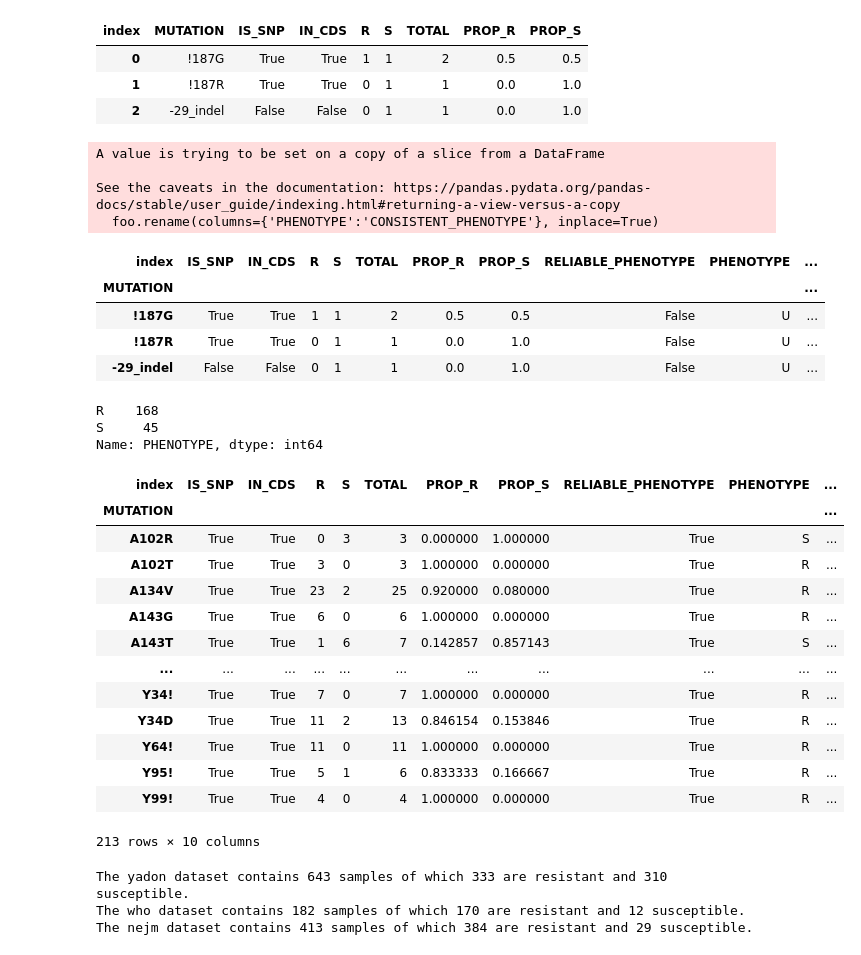
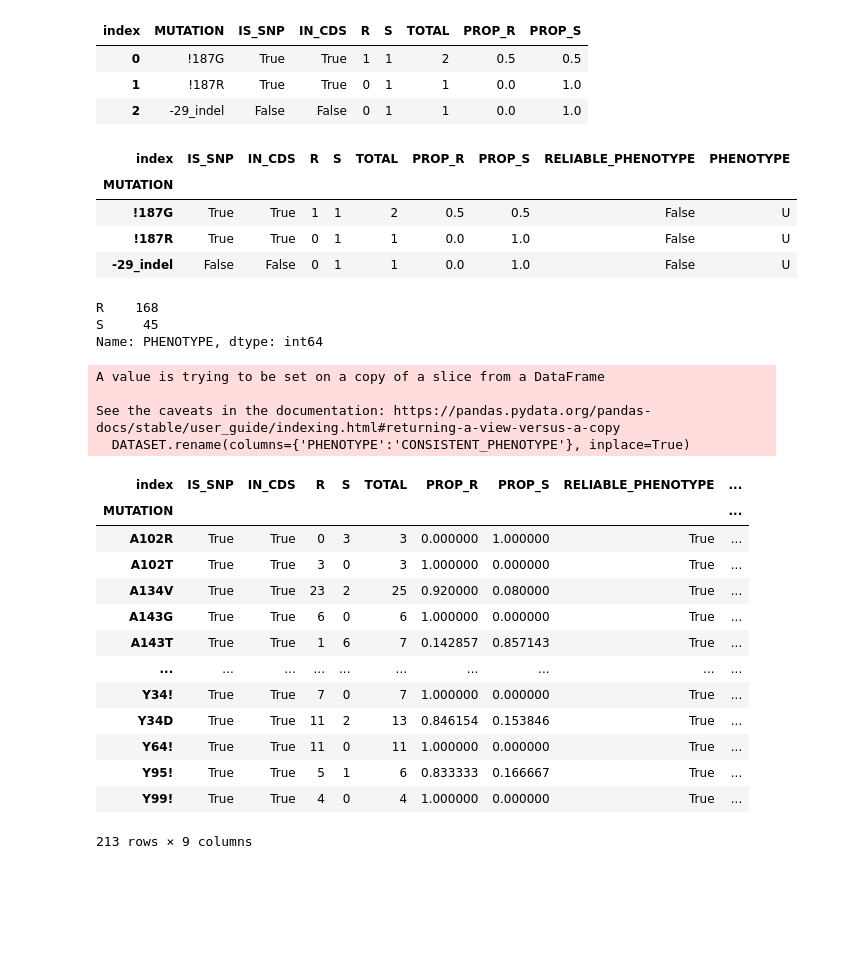
Before and after one commit to fowler-lab/predict-pyrazinamide-resistance, a Jupyter notebook: 1-create-dataset-validation.ipynb, the cells around one changed output. Cells and saved outputs as stored; diff of their text form; code cells hidden in the pictures; blank space fills up the shorter version.

```diff
--- a/1-create-dataset-validation.ipynb
+++ b/1-create-dataset-validation.ipynb
@@ -92,22 +92,14 @@ def valid_for_structure(row):
         return True
 
 CLINCAL_SAMPLES[['RELIABLE_PHENOTYPE', 'PHENOTYPE']]=CLINCAL_SAMPLES.apply(classify,axis=1)
-CLINCAL_SAMPLES['VALID']=CLINCAL_SAMPLES.apply(valid_for_structure,axis=1)
 CLINCAL_SAMPLES.set_index('MUTATION', inplace=True)
-foo = CLINCAL_SAMPLES[CLINCAL_SAMPLES.VALID]
-foo.rename(columns={'PHENOTYPE':'CONSISTENT_PHENOTYPE'}, inplace=True)
-foo.to_csv('data/ds-cs-phen.csv')
 CLINCAL_SAMPLES[:3]
 # %% [output]
-A value is trying to be set on a copy of a slice from a DataFrame
-
-See the caveats in the documentation: https://pandas.pydata.org/pandas-docs/stable/user_guide/indexing.html#returning-a-view-versus-a-copy
-  foo.rename(columns={'PHENOTYPE':'CONSISTENT_PHENOTYPE'}, inplace=True)
-| index | IS_SNP | IN_CDS | R | S | TOTAL | PROP_R | PROP_S | RELIABLE_PHENOTYPE | PHENOTYPE | ... |
-| MUTATION |  |  |  |  |  |  |  |  |  | ... |
-| !187G | True | True | 1 | 1 | 2 | 0.5 | 0.5 | False | U | ... |
-| !187R | True | True | 0 | 1 | 1 | 0.0 | 1.0 | False | U | ... |
-| -29_indel | False | False | 0 | 1 | 1 | 0.0 | 1.0 | False | U | ... |
+| index | IS_SNP | IN_CDS | R | S | TOTAL | PROP_R | PROP_S | RELIABLE_PHENOTYPE | PHENOTYPE |
+| MUTATION |  |  |  |  |  |  |  |  |  |
+| !187G | True | True | 1 | 1 | 2 | 0.5 | 0.5 | False | U |
+| !187R | True | True | 0 | 1 | 1 | 0.0 | 1.0 | False | U |
+| -29_indel | False | False | 0 | 1 | 1 | 0.0 | 1.0 | False | U |
 # %%
 CLINCAL_SAMPLES[(CLINCAL_SAMPLES.RELIABLE_PHENOTYPE) & (CLINCAL_SAMPLES.IS_SNP) & (CLINCAL_SAMPLES.IN_CDS)].PHENOTYPE.value_counts(dropna=False)
 # %% [output]
@@ -115,36 +107,25 @@ R    168
 S     45
 Name: PHENOTYPE, dtype: int64
 # %%
-GOOD_CLINICAL_SAMPLES = CLINCAL_SAMPLES[(CLINCAL_SAMPLES.RELIABLE_PHENOTYPE) & (CLINCAL_SAMPLES.IS_SNP) & (CLINCAL_SAMPLES.IN_CDS)]
-# GOOD_CLINICAL_SAMPLES.rename(columns={'PHENOTYPE': 'clinical_samples_phenotype'}, inplace=True)
-GOOD_CLINICAL_SAMPLES
+DATASET = CLINCAL_SAMPLES[(CLINCAL_SAMPLES.RELIABLE_PHENOTYPE) & (CLINCAL_SAMPLES.IS_SNP) & (CLINCAL_SAMPLES.IN_CDS)]
+DATASET.rename(columns={'PHENOTYPE':'CONSISTENT_PHENOTYPE'}, inplace=True)
+DATASET
 # %% [output]
+A value is trying to be set on a copy of a slice from a DataFrame
+
+See the caveats in the documentation: https://pandas.pydata.org/pandas-docs/stable/user_guide/indexing.html#returning-a-view-versus-a-copy
+  DATASET.rename(columns={'PHENOTYPE':'CONSISTENT_PHENOTYPE'}, inplace=True)
-| index | IS_SNP | IN_CDS | R | S | TOTAL | PROP_R | PROP_S | RELIABLE_PHENOTYPE | PHENOTYPE | ... |
-| MUTATION |  |  |  |  |  |  |  |  |  | ... |
-| A102R | True | True | 0 | 3 | 3 | 0.000000 | 1.000000 | True | S | ... |
-| A102T | True | True | 3 | 0 | 3 | 1.000000 | 0.000000 | True | R | ... |
-| A134V | True | True | 23 | 2 | 25 | 0.920000 | 0.080000 | True | R | ... |
-| A143G | True | True | 6 | 0 | 6 | 1.000000 | 0.000000 | True | R | ... |
-| A143T | True | True | 1 | 6 | 7 | 0.142857 | 0.857143 | True | S | ... |
-| ... | ... | ... | ... | ... | ... | ... | ... | ... | ... | ... |
-| Y34! | True | True | 7 | 0 | 7 | 1.000000 | 0.000000 | True | R | ... |
-| Y34D | True | True | 11 | 2 | 13 | 0.846154 | 0.153846 | True | R | ... |
-| Y64! | True | True | 11 | 0 | 11 | 1.000000 | 0.000000 | True | R | ... |
-| Y95! | True | True | 5 | 1 | 6 | 0.833333 | 0.166667 | True | R | ... |
-| Y99! | True | True | 4 | 0 | 4 | 1.000000 | 0.000000 | True | R | ... |
+| index | IS_SNP | IN_CDS | R | S | TOTAL | PROP_R | PROP_S | RELIABLE_PHENOTYPE | ... |
+| MUTATION |  |  |  |  |  |  |  |  | ... |
+| A102R | True | True | 0 | 3 | 3 | 0.000000 | 1.000000 | True | ... |
+| A102T | True | True | 3 | 0 | 3 | 1.000000 | 0.000000 | True | ... |
+| A134V | True | True | 23 | 2 | 25 | 0.920000 | 0.080000 | True | ... |
+| A143G | True | True | 6 | 0 | 6 | 1.000000 | 0.000000 | True | ... |
+| A143T | True | True | 1 | 6 | 7 | 0.142857 | 0.857143 | True | ... |
+| ... | ... | ... | ... | ... | ... | ... | ... | ... | ... |
+| Y34! | True | True | 7 | 0 | 7 | 1.000000 | 0.000000 | True | ... |
+| Y34D | True | True | 11 | 2 | 13 | 0.846154 | 0.153846 | True | ... |
+| Y64! | True | True | 11 | 0 | 11 | 1.000000 | 0.000000 | True | ... |
+| Y95! | True | True | 5 | 1 | 6 | 0.833333 | 0.166667 | True | ... |
+| Y99! | True | True | 4 | 0 | 4 | 1.000000 | 0.000000 | True | ... |
-213 rows × 10 columns
+213 rows × 9 columns
-# %%
-df_set = {}
-for dataset in ['yadon', 'who', 'nejm']:
-
-    df = definite_sample_dfs[dataset]
-    n_total = len(df)
-    n_r = df[dataset.upper() + '_PHENOTYPE'].value_counts(dropna=False).R
-    n_s = df[dataset.upper() + '_PHENOTYPE'].value_counts(dropna=False).S
-    df_set[dataset] = set(df.index)
-
-    print("The %s dataset contains %i samples of which %i are resistant and %i susceptible." % (dataset, n_total, n_r, n_s))
-# %% [output]
-The yadon dataset contains 643 samples of which 333 are resistant and 310 susceptible.
-The who dataset contains 182 samples of which 170 are resistant and 12 susceptible.
-The nejm dataset contains 413 samples of which 384 are resistant and 29 susceptible.
```
Also changed, not shown: parts of 27 cells of this notebook, 13 other files.
